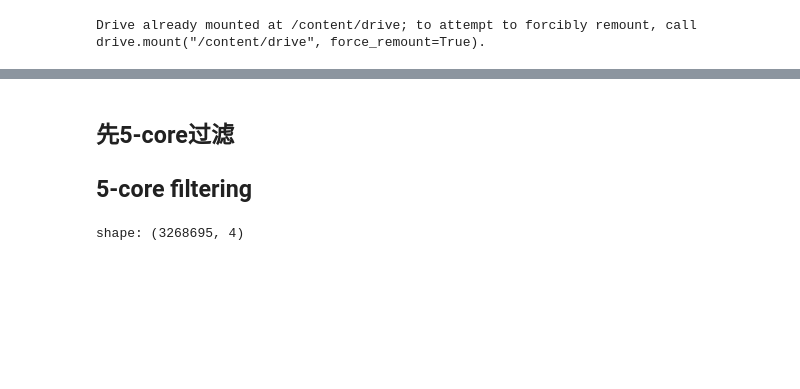
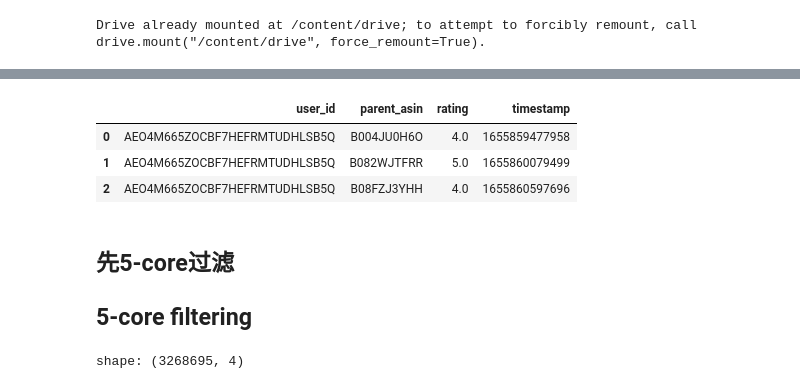
Before and after one commit to ThanhB18059162022/MMRec, a Jupyter notebook: preprocessing/0rating2inter.ipynb, the cells around one changed output, grey strips where cells are left out. Drawn from its saved outputs; the diff is of its cells as text; code cells hidden in the pictures; blank space fills up the shorter version.

```diff
--- a/preprocessing/0rating2inter.ipynb
+++ b/preprocessing/0rating2inter.ipynb
@@ -14,0 +100,7 @@ Drive already mounted at /content/drive; to attempt to forcibly remount, call dr
+# %%
+df.head(3)
+# %% [output]
+|  | user_id | parent_asin | rating | timestamp |
+| 0 | AEO4M665ZOCBF7HEFRMTUDHLSB5Q | B004JU0H6O | 4.0 | 1655859477958 |
+| 1 | AEO4M665ZOCBF7HEFRMTUDHLSB5Q | B082WJTFRR | 5.0 | 1655860079499 |
+| 2 | AEO4M665ZOCBF7HEFRMTUDHLSB5Q | B08FZJ3YHH | 4.0 | 1655860597696 |
```
Also changed, not shown: parts of 39 cells of this notebook.
